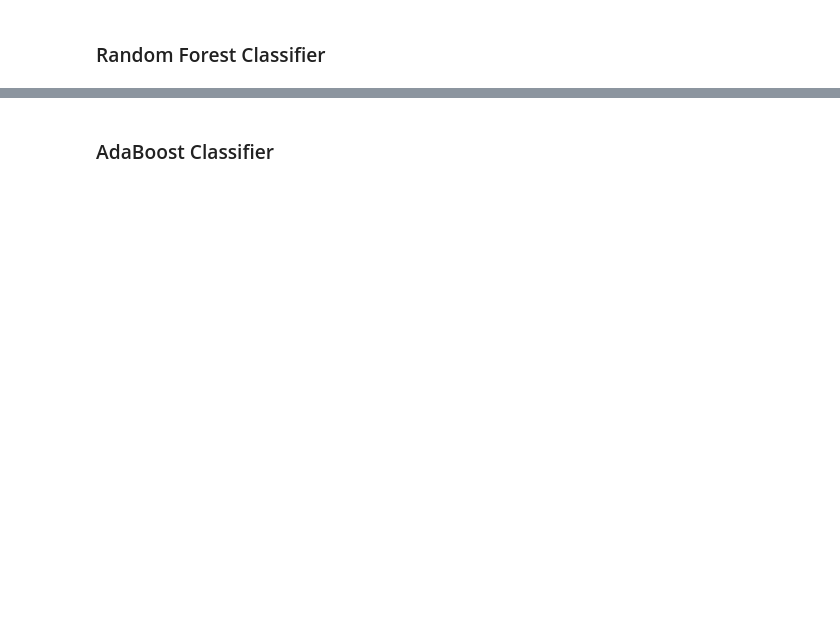
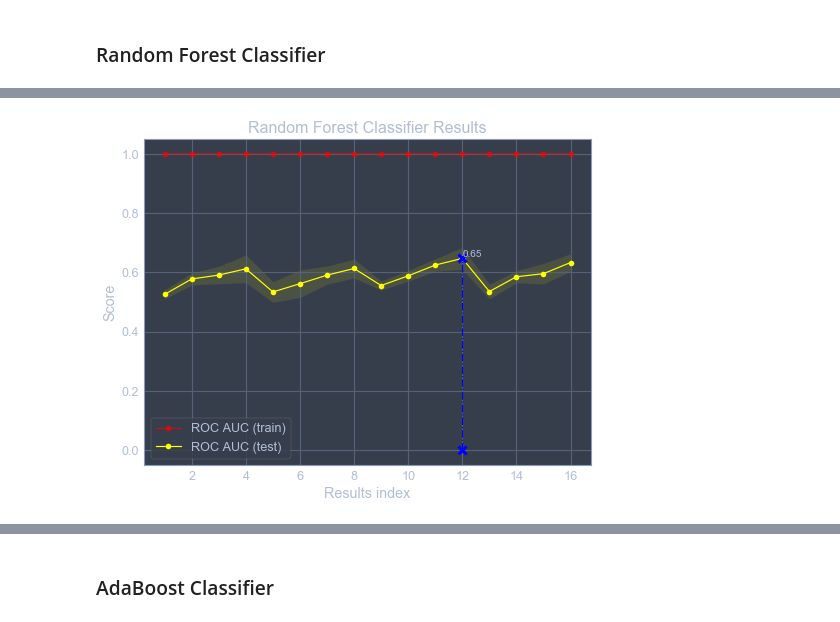
Before and after one commit to karolrives/Arvato-Project, a Jupyter notebook: Arvato Project - Supervised Learning.ipynb, the cells around one changed output, grey strips where cells are left out. Drawn from its saved outputs; the diff is of its cells as text; code cells hidden in the pictures; blank space fills up the shorter version.

Commit message:
Used plot_cv_results and plot_learning_curve Added GradientBoosting Classifier algorithm Tied up notebook

```diff
--- a/Arvato Project - Supervised Learning.ipynb
+++ b/Arvato Project - Supervised Learning.ipynb
@@ -146,7 +162,7 @@ transformer = Pipeline([
 # %%
 # Let's create a RF Pipeline first
 pipeline_rf = Pipeline([
-        ('transf', transformer)
+        ('transf', transformer),
         ('clf', RandomForestClassifier())
     ])
 # %%
@@ -179,10 +198,10 @@ parameters_rf = {
 # Using GridSearch to find the best set of parameters, also considering ROC to evaluate
 # due to the imbalanced data
 cv_rf = GridSearchCV(estimator=pipeline_rf,param_grid=parameters_rf, scoring='roc_auc',
-                     n_jobs=-1, verbose=2)
+                     n_jobs=-1, verbose=1, cv=5, return_train_score = True)
 # %%
 # Training Random Forest algorithm
 t0 = time()
-cv_rf.fit(X_train,y_train)
+cv_rf.fit(X,y)
 print("done in %0.3fs" % (time() - t0))
 # %% [output]
@@ -240,0 +227,3 @@ Best Estimator:  Pipeline(memory=None,
+# %%
+df_cv_results = pd.DataFrame(cv_rf.cv_results_)
+df_cv_results.info()
@@ -240,0 +248,4 @@ Best Estimator:  Pipeline(memory=None,
+# %%
+u.plot_cv_results(df_cv_results, "Random Forest Classifier Results")
+# %% [output]
+[figure, added]
```
Also changed, not shown: parts of 35 cells of this notebook.
